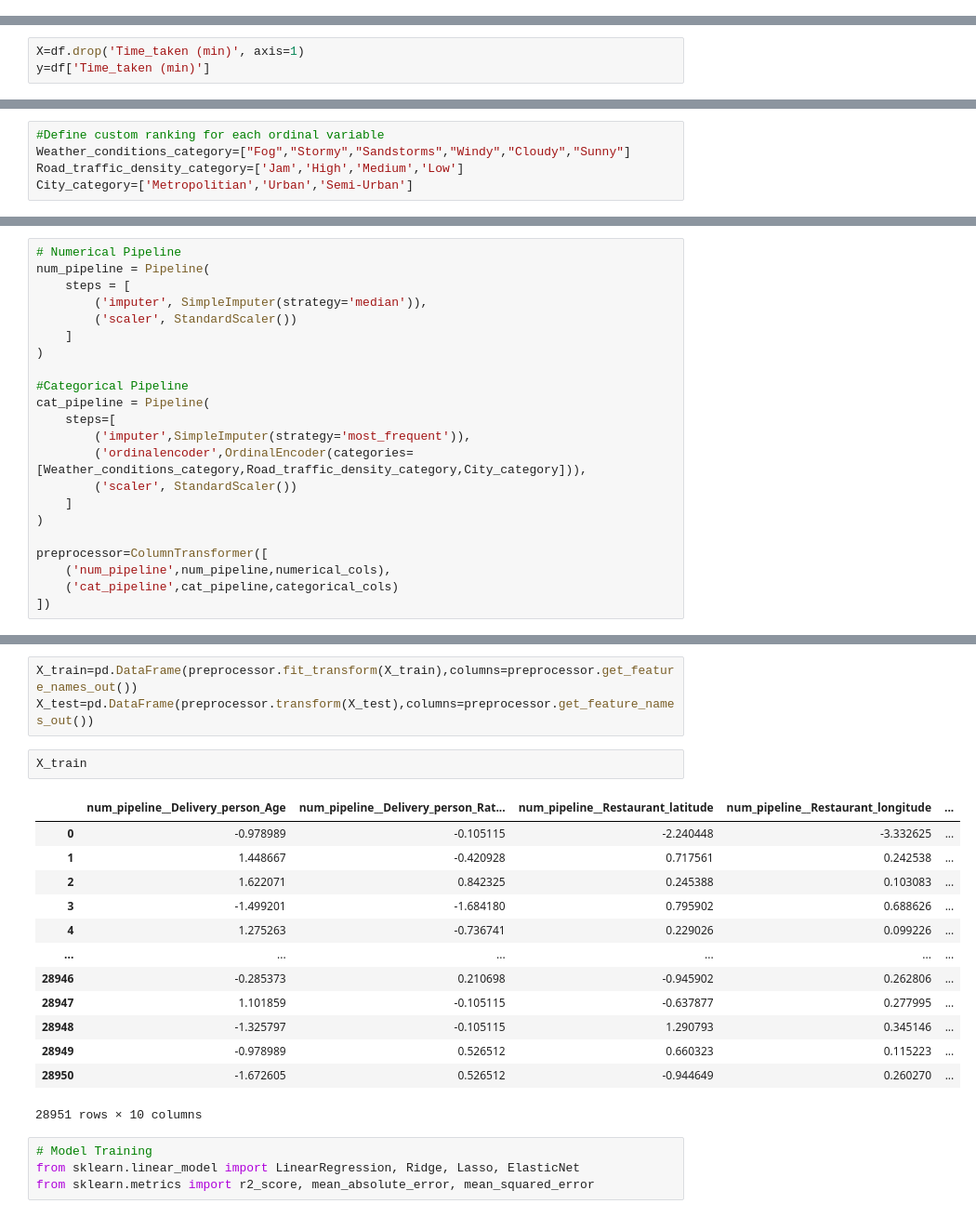
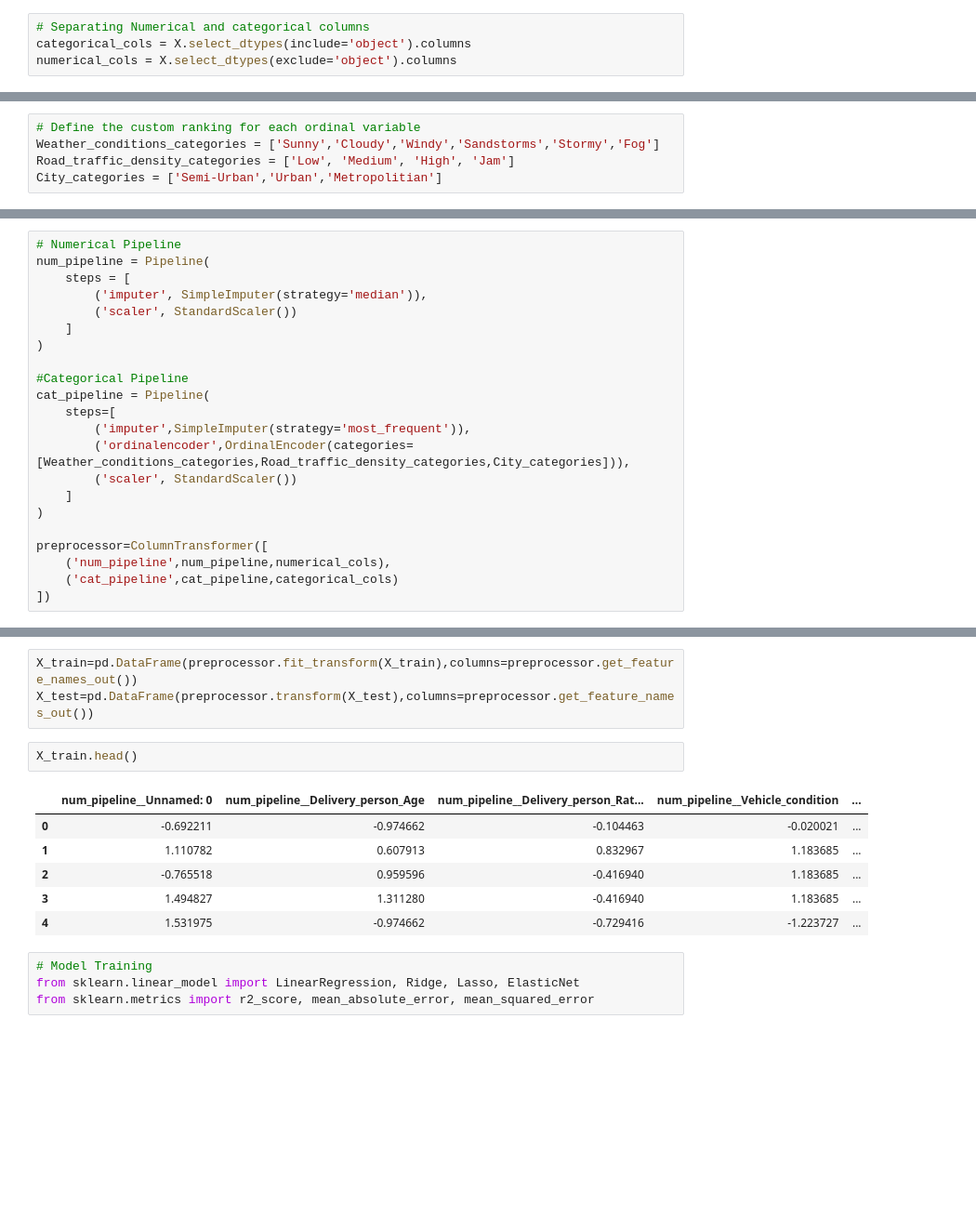
Before and after one commit to fhrt811/FoodDelivery, a Jupyter notebook: notebooks/ModelTraining.ipynb, the cells around one changed output, grey strips where cells are left out. Shown at 93% size. Cells and saved outputs as stored; diff of their text form; blank space fills up the shorter version.

Commit message:
Model training

```diff
--- a/notebooks/ModelTraining.ipynb
+++ b/notebooks/ModelTraining.ipynb
@@ -79 +51,5 @@ numerical_cols=['Delivery_person_Age','Delivery_person_Ratings','Restaurant_lati
+# %%
+# Separating Numerical and categorical columns
+categorical_cols = X.select_dtypes(include='object').columns
+numerical_cols = X.select_dtypes(exclude='object').columns
 # %%
@@ -83,3 +61,0 @@ categorical_cols
-# %%
-X=df.drop('Time_taken (min)', axis=1)
-y=df['Time_taken (min)']
@@ -110,6 +79,6 @@ Name: Time_taken (min), Length: 41359, dtype: int64
 # %%
-#Define custom ranking for each ordinal variable
-Weather_conditions_category=["Fog","Stormy","Sandstorms","Windy","Cloudy","Sunny"]
-Road_traffic_density_category=['Jam','High','Medium','Low']
-City_category=['Metropolitian','Urban','Semi-Urban']
+# Define the custom ranking for each ordinal variable
+Weather_conditions_categories = ['Sunny','Cloudy','Windy','Sandstorms','Stormy','Fog']
+Road_traffic_density_categories = ['Low', 'Medium', 'High', 'Jam']
+City_categories = ['Semi-Urban','Urban','Metropolitian']
 # %%
@@ -131,7 +101,7 @@ num_pipeline = Pipeline(
 cat_pipeline = Pipeline(
     steps=[
         ('imputer',SimpleImputer(strategy='most_frequent')),
-        ('ordinalencoder',OrdinalEncoder(categories=[Weather_conditions_category,Road_traffic_density_category,City_category])),
+        ('ordinalencoder',OrdinalEncoder(categories=[Weather_conditions_categories,Road_traffic_density_categories,City_categories])),
         ('scaler', StandardScaler())
     ]
 )
@@ -149,21 +120,14 @@ X_train,X_test,y_train,y_test=train_test_split(X,y,test_size=0.3,random_state=30
 X_train=pd.DataFrame(preprocessor.fit_transform(X_train),columns=preprocessor.get_feature_names_out())
 X_test=pd.DataFrame(preprocessor.transform(X_test),columns=preprocessor.get_feature_names_out())
 # %%
-X_train
+X_train.head()
 # %% [output]
-|  | num_pipeline__Delivery_person_Age | num_pipeline__Delivery_person_Rat... | num_pipeline__Restaurant_latitude | num_pipeline__Restaurant_longitude | ... |
-| 0 | -0.978989 | -0.105115 | -2.240448 | -3.332625 | ... |
-| 1 | 1.448667 | -0.420928 | 0.717561 | 0.242538 | ... |
-| 2 | 1.622071 | 0.842325 | 0.245388 | 0.103083 | ... |
-| 3 | -1.499201 | -1.684180 | 0.795902 | 0.688626 | ... |
-| 4 | 1.275263 | -0.736741 | 0.229026 | 0.099226 | ... |
-| ... | ... | ... | ... | ... | ... |
-| 28946 | -0.285373 | 0.210698 | -0.945902 | 0.262806 | ... |
-| 28947 | 1.101859 | -0.105115 | -0.637877 | 0.277995 | ... |
-| 28948 | -1.325797 | -0.105115 | 1.290793 | 0.345146 | ... |
-| 28949 | -0.978989 | 0.526512 | 0.660323 | 0.115223 | ... |
-| 28950 | -1.672605 | 0.526512 | -0.944649 | 0.260270 | ... |
+|  | num_pipeline__Unnamed: 0 | num_pipeline__Delivery_person_Age | num_pipeline__Delivery_person_Rat... | num_pipeline__Vehicle_condition | ... |
+| 0 | -0.692211 | -0.974662 | -0.104463 | -0.020021 | ... |
+| 1 | 1.110782 | 0.607913 | 0.832967 | 1.183685 | ... |
+| 2 | -0.765518 | 0.959596 | -0.416940 | 1.183685 | ... |
+| 3 | 1.494827 | 1.311280 | -0.416940 | 1.183685 | ... |
+| 4 | 1.531975 | -0.974662 | -0.729416 | -1.223727 | ... |
-28951 rows × 10 columns
 # %%
 # Model Training
 from sklearn.linear_model import LinearRegression, Ridge, Lasso, ElasticNet
```
Also changed, not shown: parts of 20 cells of this notebook, 4 other files.
